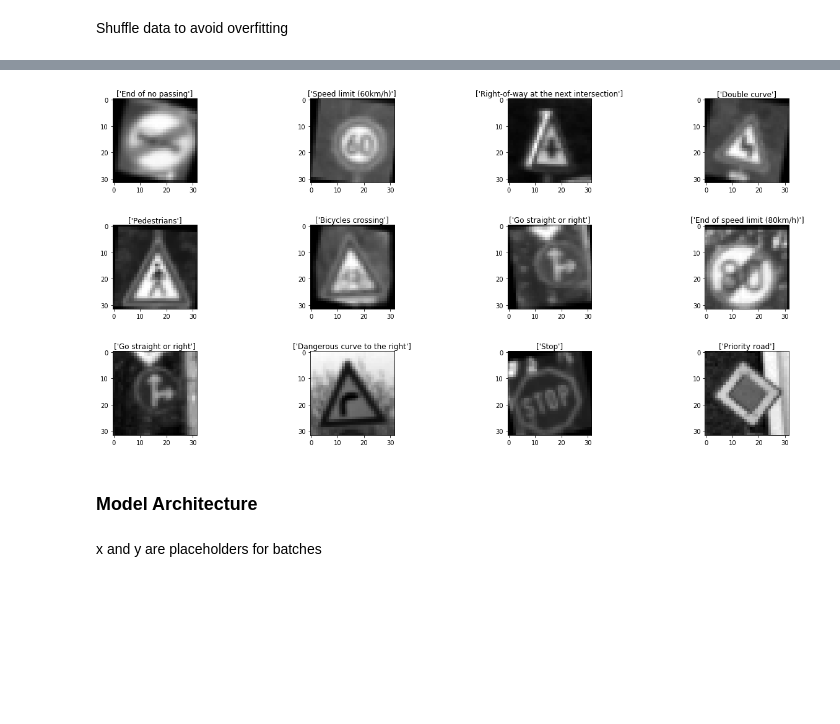
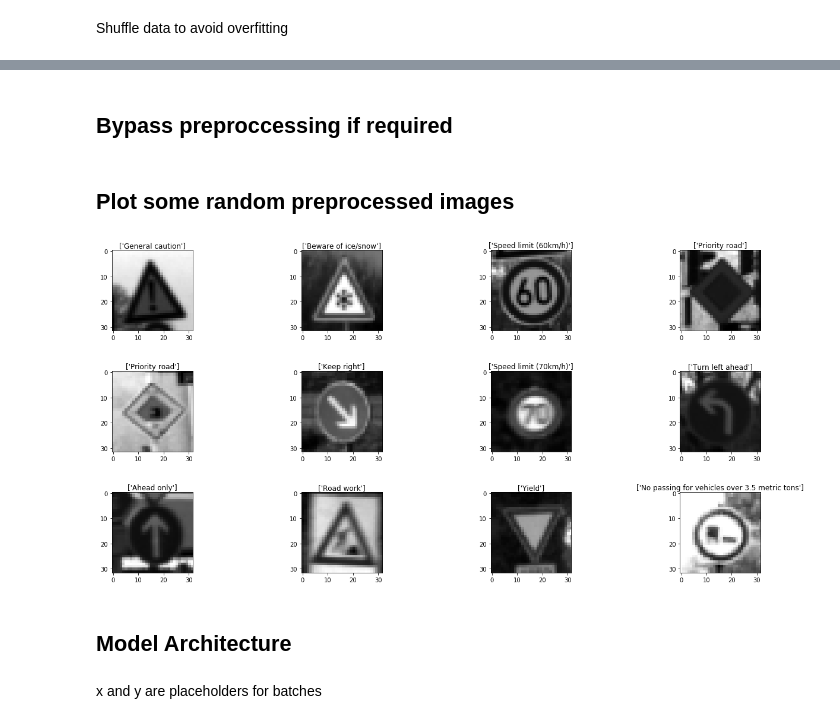
Before and after one commit to fstahl1/traffic-sign-classifier, a Jupyter notebook: Traffic_Sign_Classifier.ipynb, the cells around one changed output, grey strips where cells are left out. Saved outputs shown, nothing was run; the diff lists cells and outputs as text; code cells hidden in the pictures; blank space fills up the shorter version.

```diff
--- a/Traffic_Sign_Classifier.ipynb
+++ b/Traffic_Sign_Classifier.ipynb
@@ -128,7 +129,7 @@ import matplotlib.pyplot as plt
 # Visualizations will be shown in the notebook.
 %matplotlib inline
 # %%
-explore_data = False
+explore_data = True
 # %% [markdown]
 Plot traffic sign images
 # %%
@@ -395,3 +400,4 @@ Shuffle data to avoid overfitting
 from sklearn.utils import shuffle
 
 # X_train_aug, y_train_aug = shuffle(X_train_aug, y_train_aug)
+X_train_aug, y_train_aug = shuffle(X_train, y_train)
@@ -452,0 +410,25 @@ print(X_test_gray.shape)
+# %%
+def x2gray(imgs,col_spc):
+    if col_spc=='rgb':
+        r_ch = imgs[:,:,:,0]
+        g_ch = imgs[:,:,:,1]
+        b_ch = imgs[:,:,:,2]
+        imgs_gray = 0.299*r_ch + 0.587*g_ch + 0.114*b_ch
+        return imgs_gray[:,:,:,np.newaxis]
+    if col_spc=='bgr':
+        b_ch = imgs[:,:,0]
+        g_ch = imgs[:,:,1]
+        r_ch = imgs[:,:,2]
+        imgs_gray = 0.299*r_ch + 0.587*g_ch + 0.114*b_ch
+        return imgs_gray
+
+def norm_img(imgs):
+    return np.add(imgs, -128)/128
+
+def preprocess(imgs, col_spc):
+    '''Function to preprocess images.
+    Input: Color images, color space (string 'rgb' or 'bgr').
+    Output: preprocessed images.'''
+    imgs = norm_img(imgs)
+    imgs = x2gray(imgs, col_spc)
+    return imgs
@@ -452,0 +437,4 @@ print(X_test_gray.shape)
+# %%
+X_train_pre = preprocess(X_train_aug,'rgb')
+X_valid_pre = preprocess(X_valid,'rgb')
+X_test_pre = preprocess(X_test,'rgb')
@@ -452,0 +460,2 @@ print(X_test_gray.shape)
+# %% [markdown]
+## Bypass preproccessing if required
@@ -453,24 +466,18 @@ print(X_test_gray.shape)
+# %% [markdown]
+## Plot some random preprocessed images
 # %%
-# import random as rd
-# fig, axs = plt.subplots(2,4, figsize=(16,8))
-# fig.subplots_adjust(hspace=.05,wspace=.3)
-# axs = axs.ravel()
-# for i in range(8):
-#     axs[i].imshow(X_train_gray[rd.randint(0,n_train),:,:,0], cmap='gray')
-
-
-rand_inds = np.random.randint(0,len(X_train_gray),size=(1,12))
+rand_inds = np.random.randint(0,len(X_train_pre),size=(1,12))
 
 num_rows = 3
 num_cols = 4
 
 fig, axs = plt.subplots(num_rows, num_cols, figsize=(20,10))
 fig.subplots_adjust(hspace=.5,wspace=1)
 axs = axs.ravel()
 
 for i in range(num_rows*num_cols):
-    axs[i].imshow(X_train_gray[rand_inds[0][i],:,:,0],cmap='gray')
+    axs[i].imshow(X_train_pre[rand_inds[0][i],:,:,0],cmap='gray')
     sign_str = str(y_train_aug[rand_inds[0][i]])
     axs[i].title.set_text(map_dict[sign_str])
 # %% [output]
-[figure, old version]
+[figure, new version]
@@ -484,5 +484,5 @@ X_test_post = np.copy(X_test_gray)
 # %% [markdown]
-### Model Architecture
+## Model Architecture
 # %%
 ### Define your architecture here.
 ### Feel free to use as many code cells as needed.
```
Also changed, not shown: parts of 38 cells of this notebook, 27 other files.
